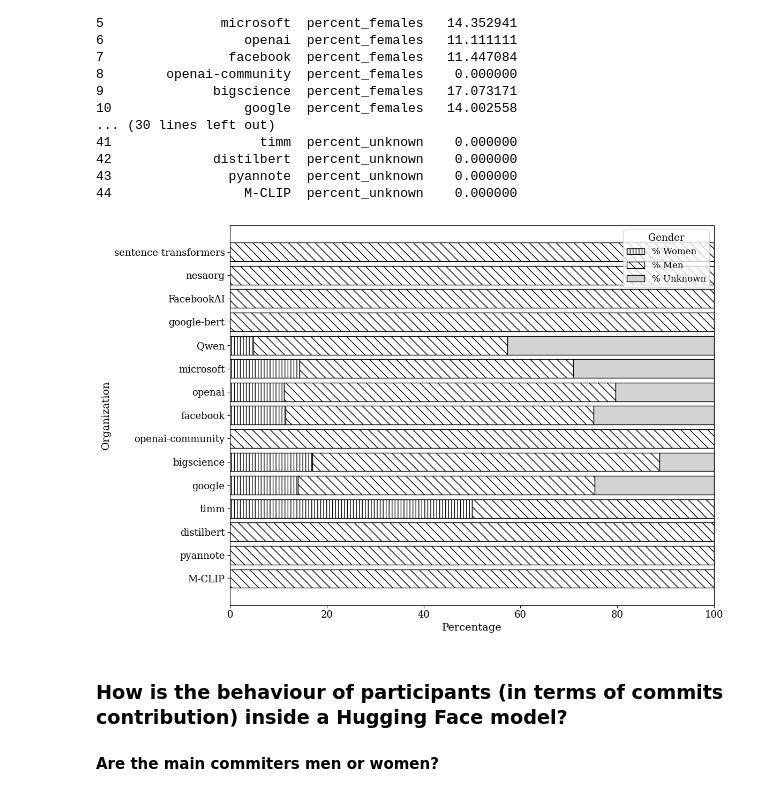
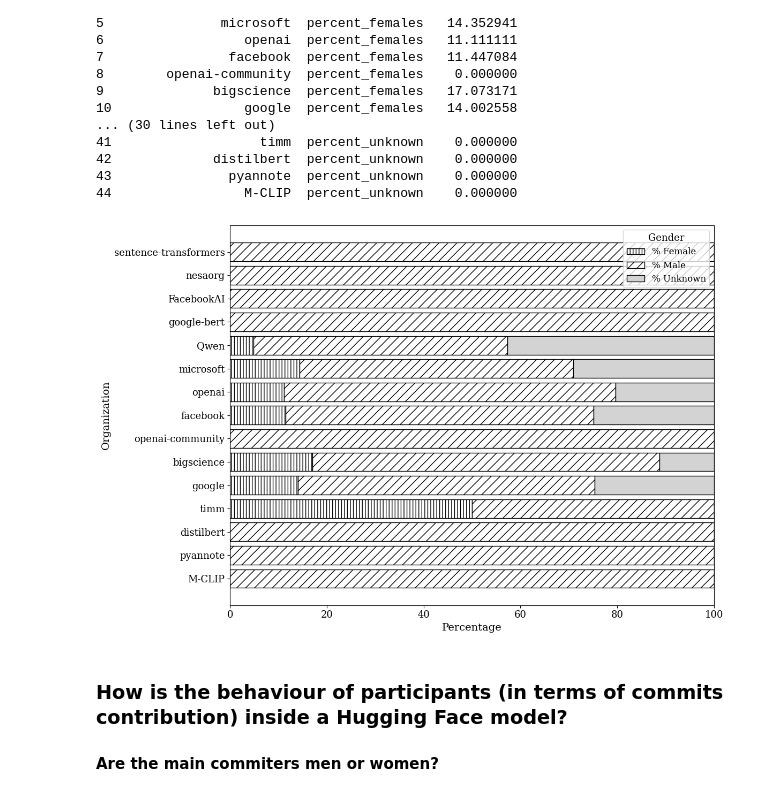
Before and after one commit to mariatubella/i2rced, a Jupyter notebook: codes/plots-answers.ipynb, the cells around one changed output. Drawn from its saved outputs; the diff is of its cells as text; code cells hidden in the pictures.

Commit message:
updated plots

```diff
--- a/codes/plots-answers.ipynb
+++ b/codes/plots-answers.ipynb
@@ -262,41 +262,41 @@ df_pivot = df_pivot.reindex(custom_order)
 
 # Establecer los estampados y colores para cada categoría
 hatches = {
-    'male': '\\\\',  # Estampado de líneas diagonales
+    'male': '//',  # Estampado de líneas diagonales
     'female': '|||',     # Estampado de líneas verticales
     'unknown': None    # Sin estampado
 }
 
 colors = {
     'female': 'white',
     'male': 'white',
     'unknown': 'lightgray'  # Color gris para 'unknown'
 }
 
 # Crear el gráfico de barras apiladas
 fig, ax = plt.subplots(figsize=(12, 8))
 
 # Graficar cada categoría por separado para aplicar colores y estampados correctamente
 bottom = pd.Series(0, index=df_pivot.index)
 for gender in df_pivot.columns:
     ax.barh(df_pivot.index, df_pivot[gender], left=bottom,
             color=colors[gender], edgecolor='black', hatch=hatches[gender])
     bottom += df_pivot[gender]
 
 # Personalizar el gráfico
 ax.set_xlabel("Percentage")
 ax.set_ylabel("Organization")
-ax.legend(title="Gender", labels=['% Women', '% Men', '% Unknown'])
+ax.legend(title="Gender", labels=['% Female', '% Male', '% Unknown'])
 ax.set_xlim(0, 100)
 
 # Invertir el eje y para mostrar los valores en el orden especificado
 ax.invert_yaxis()
 
 plt.tight_layout()
 plt.savefig('normalized_distribution.pdf')
 plt.show()
 # %% [output]
-[figure, old version]
+[figure, new version]
 # %% [markdown]
 ### How is the behaviour of participants (in terms of commits contribution) inside a Hugging Face model?
 #### Are the main commiters men or women?
```
Also changed, not shown: parts of 3 cells of this notebook, 4 other files.
